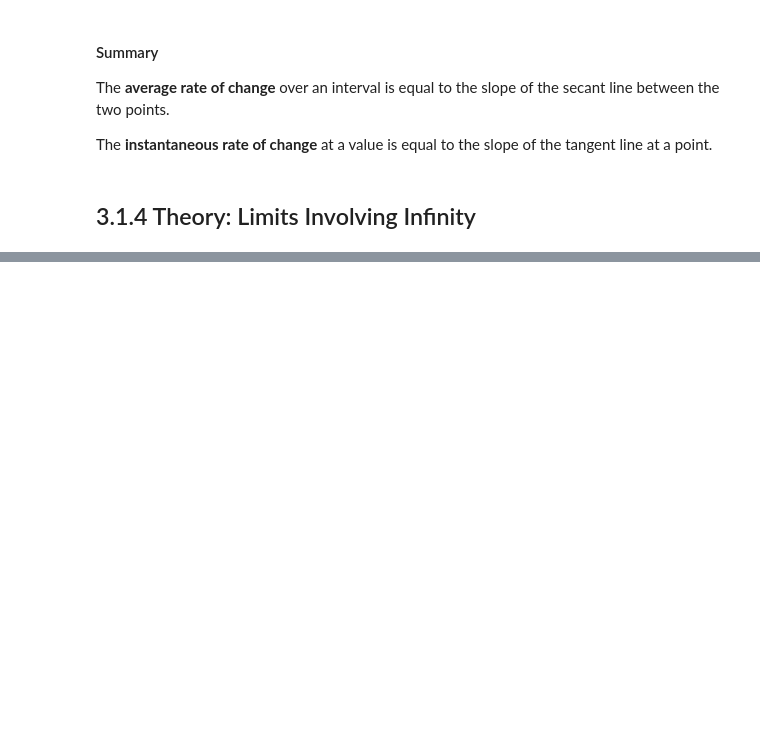
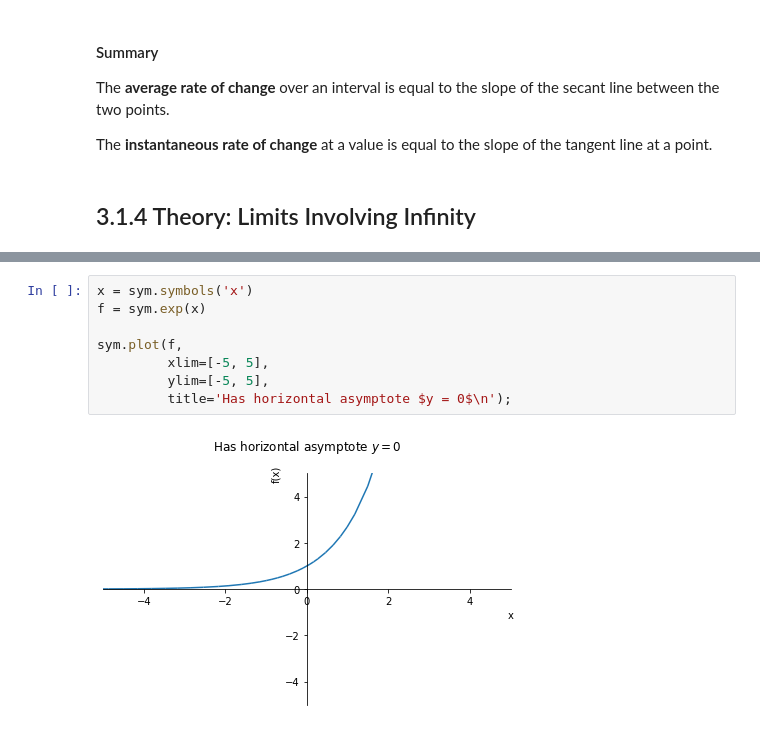
Before and after one commit to PaulToronto/Johns-Hopkins-Coursera-Applied-Calculus-With-Python, a Jupyter notebook: 3_1_Limits_and_Rates_of_Change.ipynb, the cells around one changed output, grey strips where cells are left out. Cells and saved outputs as stored; diff of their text form; blank space fills up the shorter version.

```diff
--- a/3_1_Limits_and_Rates_of_Change.ipynb
+++ b/3_1_Limits_and_Rates_of_Change.ipynb
@@ -372,0 +448,10 @@ The **instantaneous rate of change** at a value is equal to the slope of the tan
+# %%
+x = sym.symbols('x')
+f = sym.exp(x)
+
+sym.plot(f,
+         xlim=[-5, 5],
+         ylim=[-5, 5],
+         title='Has horizontal asymptote $y = 0$\n');
+# %% [output]
+[figure, added]
```
Also changed, not shown: parts of 84 cells of this notebook.
